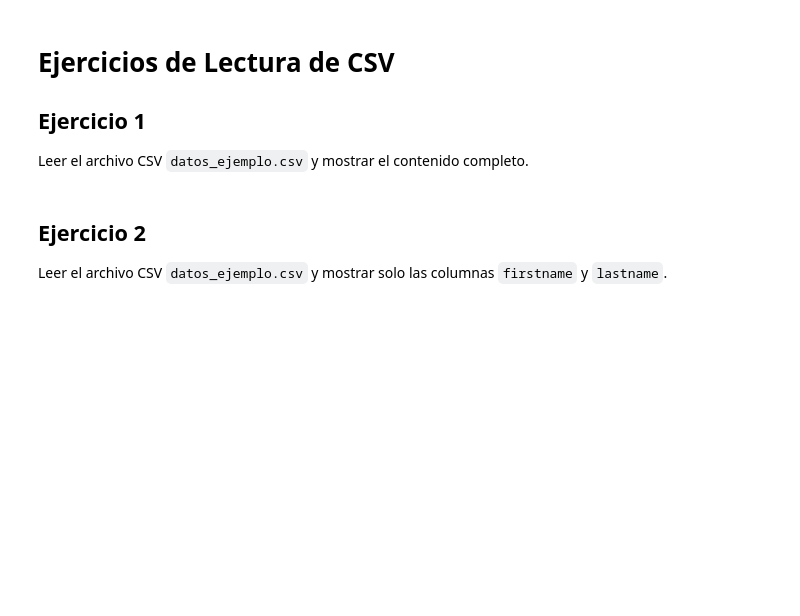
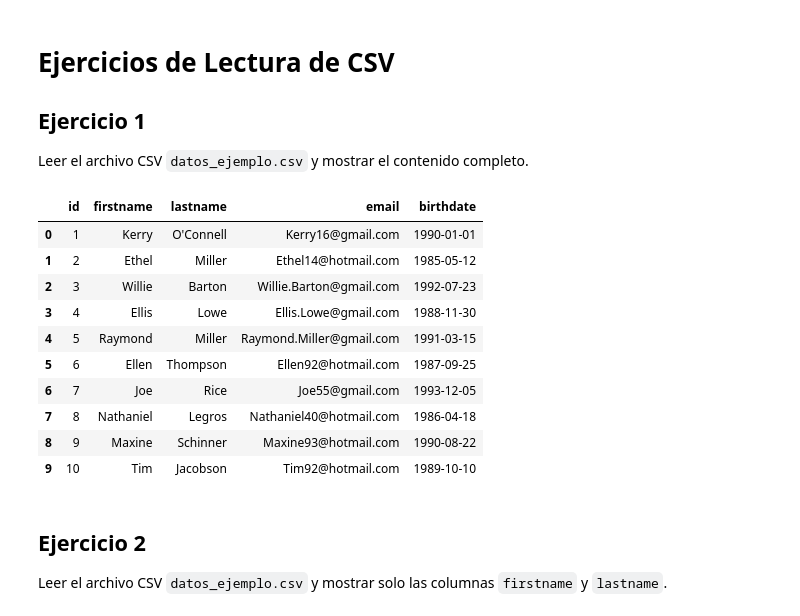
Before and after one commit to lusanmanso/lusanmanso.information.io, a Jupyter notebook: tema1/ejercicios1/ejercicios_pandas.ipynb, the cells around one changed output. Saved outputs shown, nothing was run; the diff lists cells and outputs as text; code cells hidden in the pictures; blank space fills up the shorter version.

```diff
--- a/tema1/ejercicios1/ejercicios_pandas.ipynb
+++ b/tema1/ejercicios1/ejercicios_pandas.ipynb
@@ -2,6 +2,24 @@
 # Ejercicios de Lectura de CSV
 ## Ejercicio 1
 Leer el archivo CSV `datos_ejemplo.csv` y mostrar el contenido completo.
+# %%
+import pandas as pd
+
+df = pd.read_csv('datos_ejemplo.csv')
+
+df
+# %% [output]
+|  | id | firstname | lastname | email | birthdate |
+| 0 | 1 | Kerry | O'Connell | Kerry16@gmail.com | 1990-01-01 |
+| 1 | 2 | Ethel | Miller | Ethel14@hotmail.com | 1985-05-12 |
+| 2 | 3 | Willie | Barton | Willie.Barton@gmail.com | 1992-07-23 |
+| 3 | 4 | Ellis | Lowe | Ellis.Lowe@gmail.com | 1988-11-30 |
+| 4 | 5 | Raymond | Miller | Raymond.Miller@gmail.com | 1991-03-15 |
+| 5 | 6 | Ellen | Thompson | Ellen92@hotmail.com | 1987-09-25 |
+| 6 | 7 | Joe | Rice | Joe55@gmail.com | 1993-12-05 |
+| 7 | 8 | Nathaniel | Legros | Nathaniel40@hotmail.com | 1986-04-18 |
+| 8 | 9 | Maxine | Schinner | Maxine93@hotmail.com | 1990-08-22 |
+| 9 | 10 | Tim | Jacobson | Tim92@hotmail.com | 1989-10-10 |
 # %% [markdown]
 ## Ejercicio 2
 Leer el archivo CSV `datos_ejemplo.csv` y mostrar solo las columnas `firstname` y `lastname`.
```
Also changed, not shown: parts of 25 cells of this notebook.
